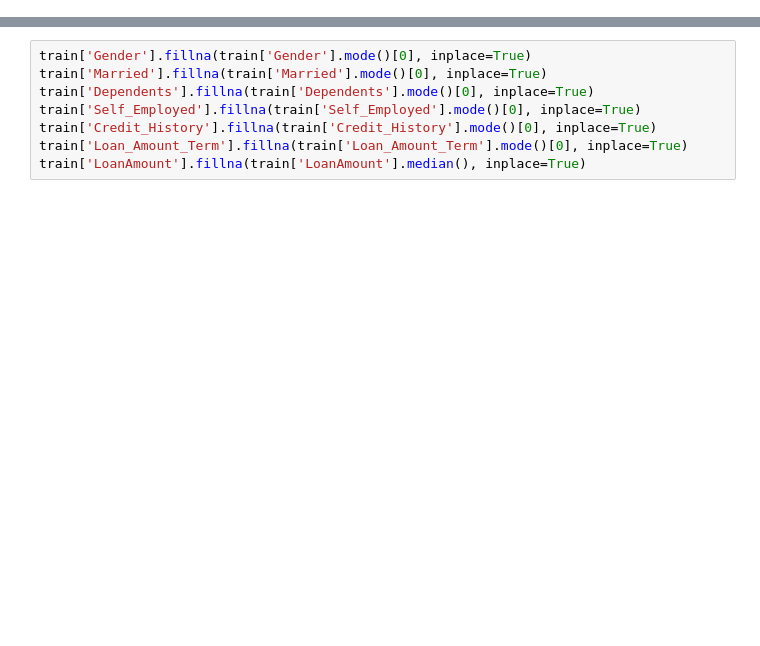
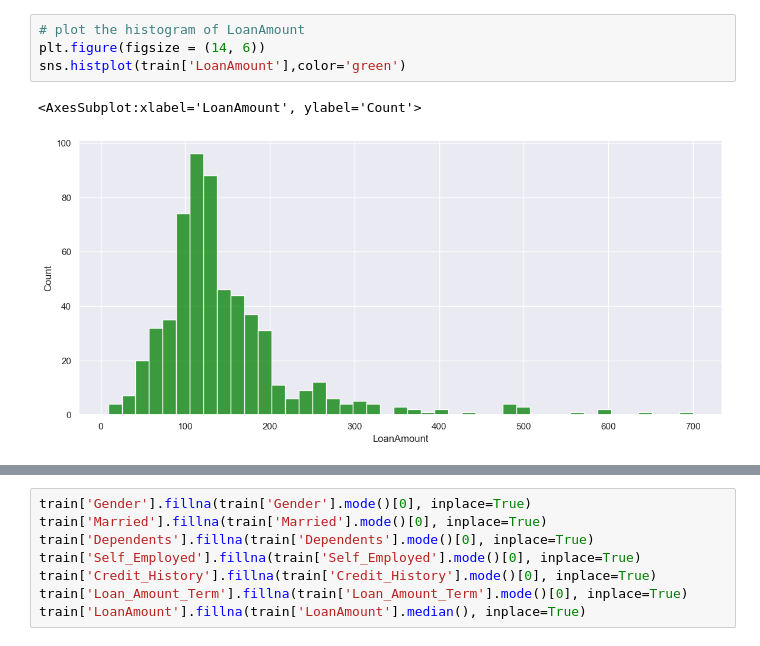
Before and after one commit to ahmedelgamal0/Loan-Eligibility-Prediction, a Jupyter notebook: Loan_Predection.ipynb, the cells around one changed output, grey strips where cells are left out. Cells and saved outputs as stored; diff of their text form; blank space fills up the shorter version.

```diff
--- a/Loan_Predection.ipynb
+++ b/Loan_Predection.ipynb
@@ -23,0 +152,7 @@ train = pd.read_csv("train_ctrUa4K.csv")
+# %%
+# plot the histogram of LoanAmount
+plt.figure(figsize = (14, 6))
+sns.histplot(train['LoanAmount'],color='green')
+# %% [output]
+<AxesSubplot:xlabel='LoanAmount', ylabel='Count'>
+[figure, added]
```
Also changed, not shown: parts of 61 cells of this notebook, 2 other files.
